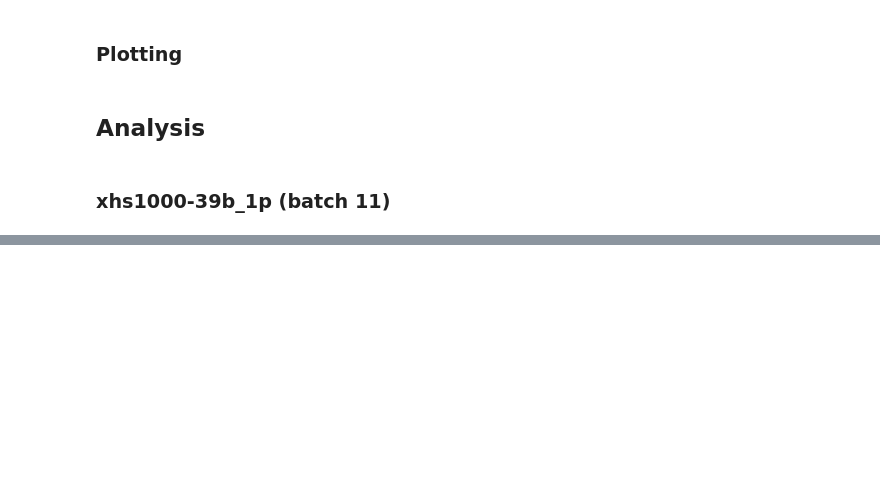
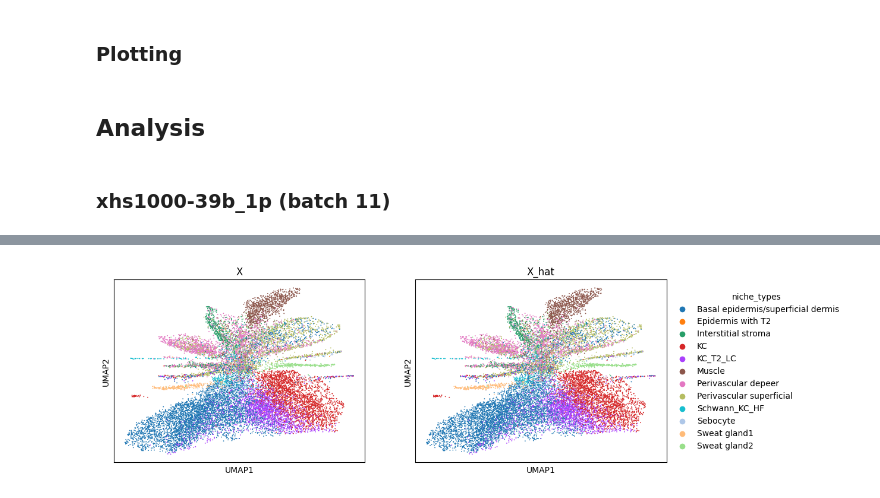
Before and after one commit to Lotfollahi-lab/squint-reproducibility, a Jupyter notebook: analysis/notebooks/wandb_run_dashboard.ipynb, the cells around one changed output, grey strips where cells are left out. Cells and saved outputs as stored; diff of their text form; code cells hidden in the pictures; blank space fills up the shorter version.

```diff
--- a/analysis/notebooks/wandb_run_dashboard.ipynb
+++ b/analysis/notebooks/wandb_run_dashboard.ipynb
@@ -414,0 +630,8 @@ plot_umap(
+# %%
+plot_umap(
+    adata=adata,
+    embedding_keys=['X', 'X_hat'],
+    label_key='niche_types',
+)
+# %% [output]
+[figure, added]
```
Also changed, not shown: parts of 31 cells of this notebook.
